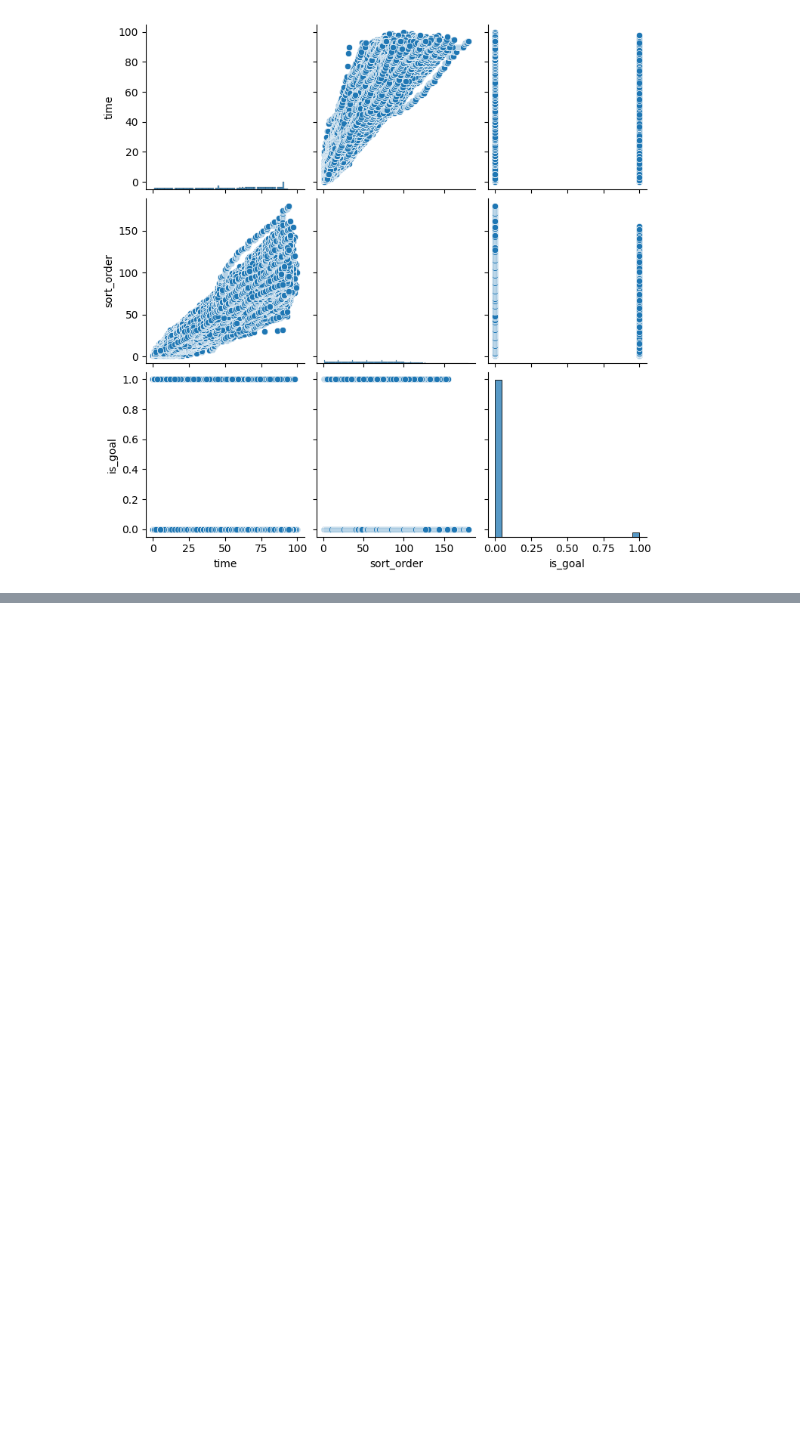
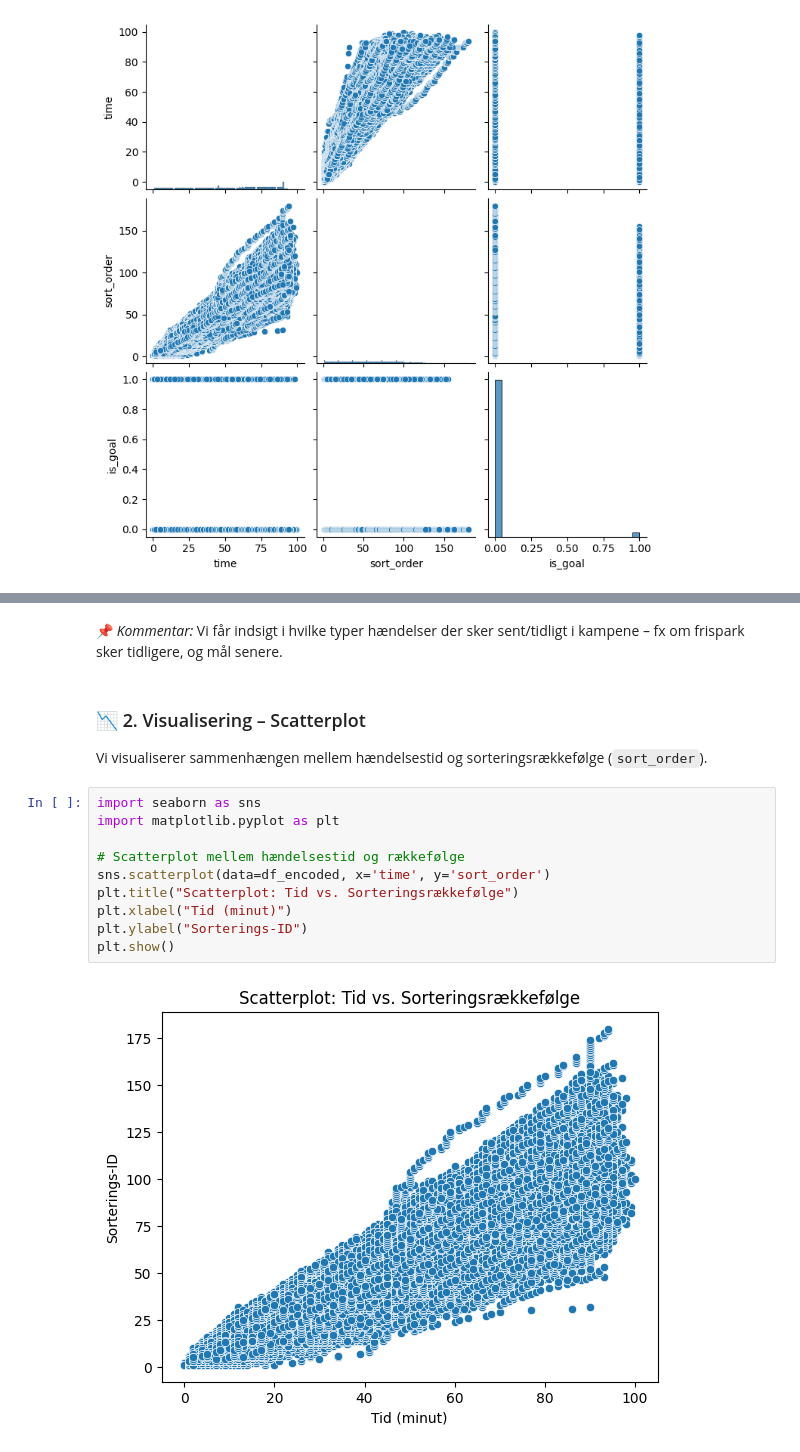
Before and after one commit to Keveren1/AIML-OLA1, a Jupyter notebook: OLA1_fuldt_kommenteret_med_task3.ipynb, the cells around one changed output, grey strips where cells are left out. Drawn from its saved outputs; the diff is of its cells as text; blank space fills up the shorter version.

```diff
--- a/OLA1_annoteret.ipynb
+++ b/OLA1_fuldt_kommenteret_med_task3.ipynb
@@ -252,0 +299,18 @@ sns.pairplot(df_encoded[['time', 'sort_order', 'is_goal']])
+# %% [markdown]
+📌 *Kommentar:* Vi får indsigt i hvilke typer hændelser der sker sent/tidligt i kampene – fx om frispark sker tidligere, og mål senere.
+# %% [markdown]
+### 📉 2. Visualisering – Scatterplot
+
+Vi visualiserer sammenhængen mellem hændelsestid og sorteringsrækkefølge (`sort_order`).
+# %%
+import seaborn as sns
+import matplotlib.pyplot as plt
+
+# Scatterplot mellem hændelsestid og rækkefølge
+sns.scatterplot(data=df_encoded, x='time', y='sort_order')
+plt.title("Scatterplot: Tid vs. Sorteringsrækkefølge")
+plt.xlabel("Tid (minut)")
+plt.ylabel("Sorterings-ID")
+plt.show()
+# %% [output]
+[figure, added]
```
Also changed, not shown: parts of 15 cells of this notebook, 1 other file.
